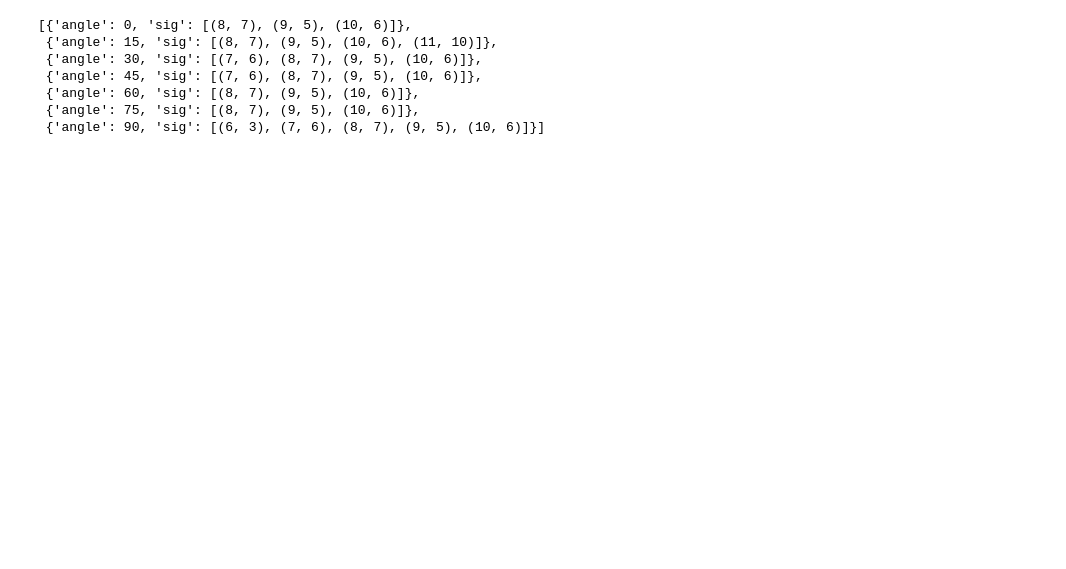
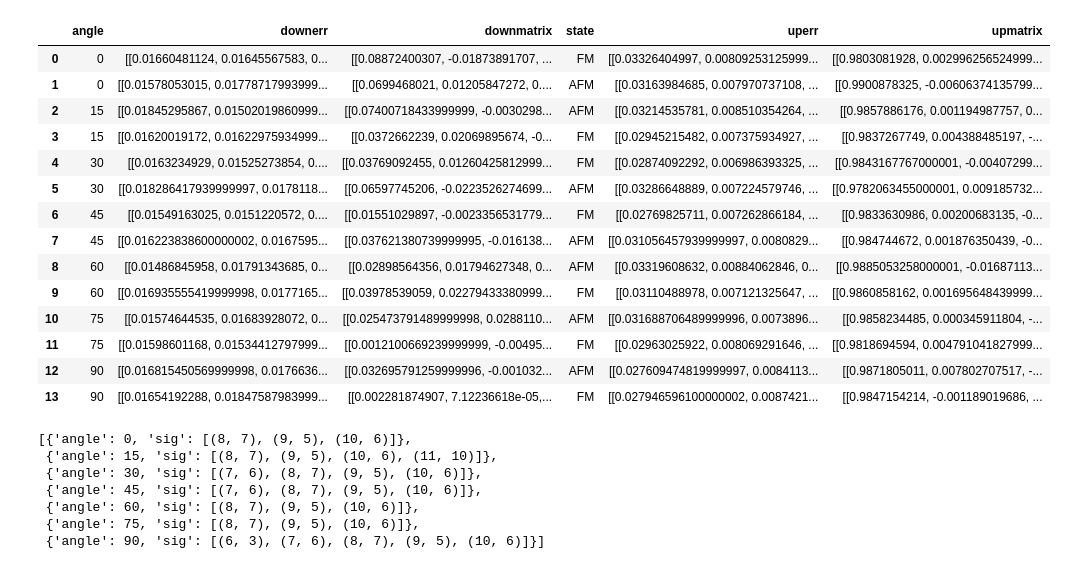
Before and after one commit to WagnerGroup/OriginMagnetism, a Jupyter notebook: Molecules/OBDM/obdmanalysis.ipynb, the cells around one changed output. Saved outputs shown, nothing was run; the diff lists cells and outputs as text; code cells hidden in the pictures; blank space fills up the shorter version.

```diff
--- a/Molecules/OBDM/obdmanalysis.ipynb
+++ b/Molecules/OBDM/obdmanalysis.ipynb
@@ -39,8 +39,25 @@ errdiff = ((errafm)**2+(errfm)**2)**(1/2)
 # %%
 #Raw Data upload
 df = pd.read_json('allobdm.json')
 df=df.sort('angle')
 df.index = range(0,len(df))
+df
+# %% [output]
+|  | angle | downerr | downmatrix | state | uperr | upmatrix |
+| 0 | 0 | [[0.01660481124, 0.01645567583, 0... | [[0.08872400307, -0.01873891707, ... | FM | [[0.03326404997, 0.00809253125999... | [[0.9803081928, 0.002996256524999... |
+| 1 | 0 | [[0.01578053015, 0.01778717993999... | [[0.0699468021, 0.01205847272, 0.... | AFM | [[0.03163984685, 0.007970737108, ... | [[0.9900878325, -0.00606374135799... |
+| 2 | 15 | [[0.01845295867, 0.01502019860999... | [[0.07400718433999999, -0.0030298... | AFM | [[0.03214535781, 0.008510354264, ... | [[0.9857886176, 0.001194987757, 0... |
+| 3 | 15 | [[0.01620019172, 0.01622975934999... | [[0.0372662239, 0.02069895674, -0... | FM | [[0.02945215482, 0.007375934927, ... | [[0.9837267749, 0.004388485197, -... |
+| 4 | 30 | [[0.0163234929, 0.01525273854, 0.... | [[0.03769092455, 0.01260425812999... | FM | [[0.02874092292, 0.006986393325, ... | [[0.9843167767000001, -0.00407299... |
+| 5 | 30 | [[0.018286417939999997, 0.0178118... | [[0.06597745206, -0.0223526274699... | AFM | [[0.03286648889, 0.007224579746, ... | [[0.9782063455000001, 0.009185732... |
+| 6 | 45 | [[0.01549163025, 0.0151220572, 0.... | [[0.01551029897, -0.0023356531779... | FM | [[0.02769825711, 0.007262866184, ... | [[0.9833630986, 0.00200683135, -0... |
+| 7 | 45 | [[0.016223838600000002, 0.0167595... | [[0.037621380739999995, -0.016138... | AFM | [[0.031056457939999997, 0.0080829... | [[0.984744672, 0.001876350439, -0... |
+| 8 | 60 | [[0.01486845958, 0.01791343685, 0... | [[0.02898564356, 0.01794627348, 0... | AFM | [[0.03319608632, 0.00884062846, 0... | [[0.9885053258000001, -0.01687113... |
+| 9 | 60 | [[0.016935555419999998, 0.0177165... | [[0.03978539059, 0.02279433380999... | FM | [[0.03110488978, 0.007121325647, ... | [[0.9860858162, 0.001695648439999... |
+| 10 | 75 | [[0.01574644535, 0.01683928072, 0... | [[0.025473791489999998, 0.0288110... | AFM | [[0.031688706489999996, 0.0073896... | [[0.9858234485, 0.000345911804, -... |
+| 11 | 75 | [[0.01598601168, 0.01534412797999... | [[0.0012100669239999999, -0.00495... | FM | [[0.02963025922, 0.008069291646, ... | [[0.9818694594, 0.004791041827999... |
+| 12 | 90 | [[0.016815450569999998, 0.0176636... | [[0.032695791259999996, -0.001032... | AFM | [[0.027609474819999997, 0.0084113... | [[0.9871805011, 0.007802707517, -... |
+| 13 | 90 | [[0.01654192288, 0.01847587983999... | [[0.002281874907, 7.12236618e-05,... | FM | [[0.027946596100000002, 0.0087421... | [[0.9847154214, -0.001189019686, ... |
 # %%
 #Fit function
 def func(x, a, b):
```
Also changed, not shown: parts of 7 cells of this notebook.
